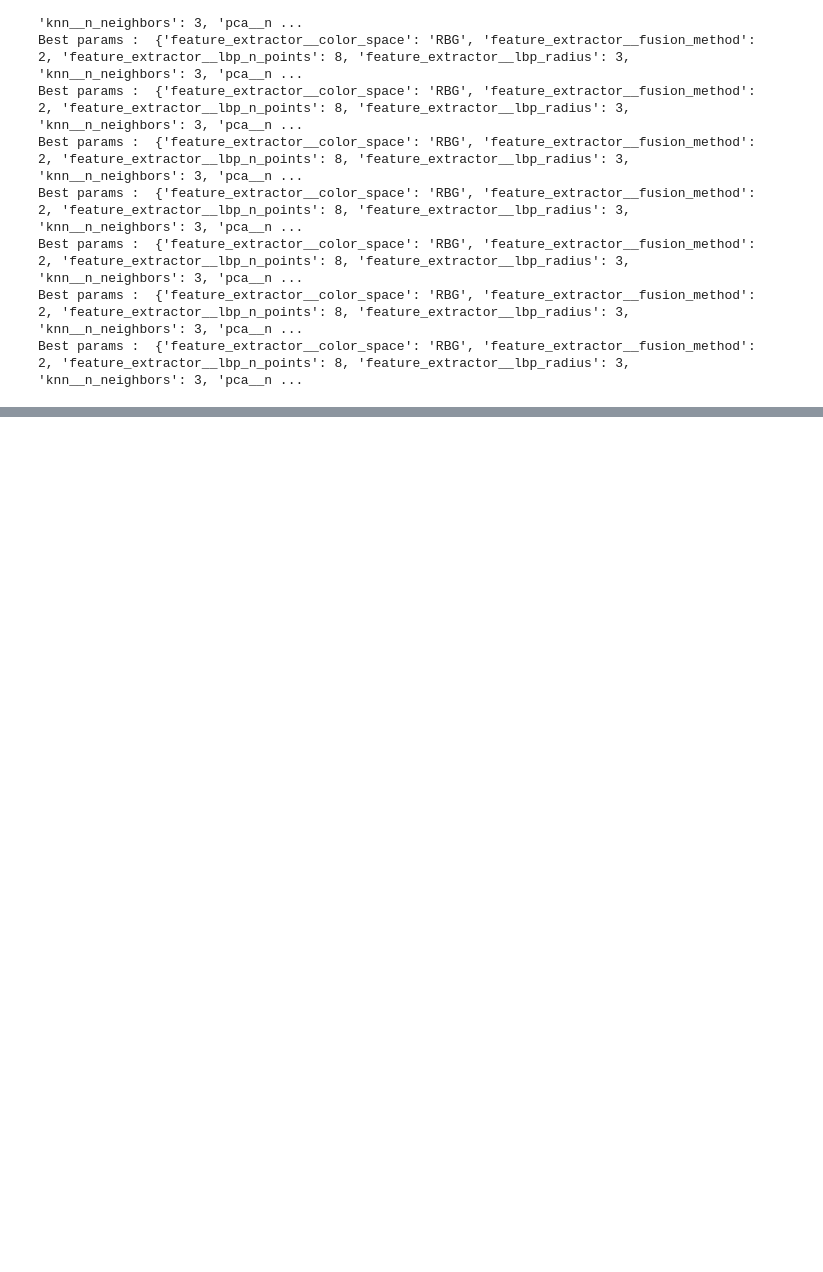
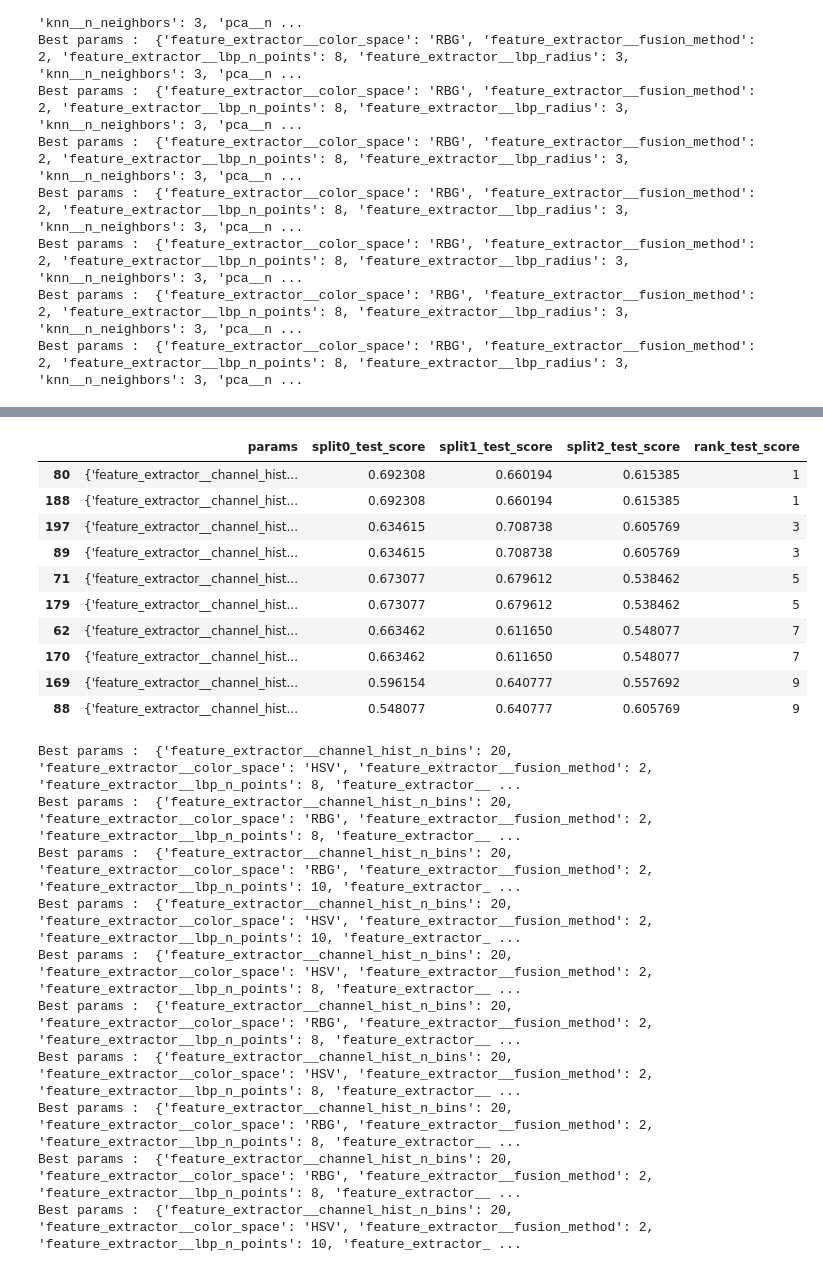
Before and after one commit to david-olivier-cs/DJI-tree-detection, a Jupyter notebook: notebooks/Grid search results.ipynb, the cells around one changed output, grey strips where cells are left out. Cells and saved outputs as stored; diff of their text form; code cells hidden in the pictures; blank space fills up the shorter version.

```diff
--- a/notebooks/Grid search results.ipynb
+++ b/notebooks/Grid search results.ipynb
@@ -108,10 +110,12 @@ Best params :  {'feature_extractor__color_space': 'RBG', 'feature_extractor__fus
 Best params :  {'feature_extractor__color_space': 'RBG', 'feature_extractor__fusion_method': 2, 'feature_extractor__lbp_n_points': 8, 'feature_extractor__lbp_radius': 3, 'knn__n_neighbors': 3, 'pca__n ...
 Best params :  {'feature_extractor__color_space': 'RBG', 'feature_extractor__fusion_method': 2, 'feature_extractor__lbp_n_points': 8, 'feature_extractor__lbp_radius': 3, 'knn__n_neighbors': 3, 'pca__n ...
 # %%
+''' Initial SVM grid search '''
+
 import pandas as pd
 import pickle
 
-result_file_template = "search_results_{}.pickle"
+result_file_template = "initial_grid/search_results_{}.pickle"
 
 image_sizes = [15, 20, 25, 30]
 for image_size in image_sizes:
@@ -126,7 +130,7 @@ for image_size in image_sizes:
         display(result_frame)
 
     for i in range(10):
-        print("Best params : ", result_frame.iloc[0]["params"])
+        print("Best params : ", result_frame.iloc[i]["params"])
 # %% [output]
 Results for input images size : (15 X 15)
 |  | params | split0_test_score | split1_test_score | split2_test_score | rank_test_score |
@@ -218,0 +223,39 @@ Best params :  {'feature_extractor__color_space': 'RBG', 'feature_extractor__fus
+# %%
+''' LBP texture descriptor grid search '''
+
+import pandas as pd
+import pickle
+
+target_file = "texture_grid/search_results_20.pickle"
+
+with open(target_file, 'rb') as f_handle:
+    data_dict = pickle.load(f_handle)
+    result_frame = pd.DataFrame.from_dict(data_dict)
+    result_frame = result_frame[['params','split0_test_score', 'split1_test_score', 'split2_test_score', 'rank_test_score']]
+    result_frame = result_frame.sort_values(by=['rank_test_score'])[ : 10]
+    display(result_frame)
+
+for i in range(10):
+    print("Best params : ", result_frame.iloc[i]["params"])
+# %% [output]
+|  | params | split0_test_score | split1_test_score | split2_test_score | rank_test_score |
+| 80 | {'feature_extractor__channel_hist... | 0.692308 | 0.660194 | 0.615385 | 1 |
+| 188 | {'feature_extractor__channel_hist... | 0.692308 | 0.660194 | 0.615385 | 1 |
+| 197 | {'feature_extractor__channel_hist... | 0.634615 | 0.708738 | 0.605769 | 3 |
+| 89 | {'feature_extractor__channel_hist... | 0.634615 | 0.708738 | 0.605769 | 3 |
+| 71 | {'feature_extractor__channel_hist... | 0.673077 | 0.679612 | 0.538462 | 5 |
+| 179 | {'feature_extractor__channel_hist... | 0.673077 | 0.679612 | 0.538462 | 5 |
+| 62 | {'feature_extractor__channel_hist... | 0.663462 | 0.611650 | 0.548077 | 7 |
+| 170 | {'feature_extractor__channel_hist... | 0.663462 | 0.611650 | 0.548077 | 7 |
+| 169 | {'feature_extractor__channel_hist... | 0.596154 | 0.640777 | 0.557692 | 9 |
+| 88 | {'feature_extractor__channel_hist... | 0.548077 | 0.640777 | 0.605769 | 9 |
+Best params :  {'feature_extractor__channel_hist_n_bins': 20, 'feature_extractor__color_space': 'HSV', 'feature_extractor__fusion_method': 2, 'feature_extractor__lbp_n_points': 8, 'feature_extractor__ ...
+Best params :  {'feature_extractor__channel_hist_n_bins': 20, 'feature_extractor__color_space': 'RBG', 'feature_extractor__fusion_method': 2, 'feature_extractor__lbp_n_points': 8, 'feature_extractor__ ...
+Best params :  {'feature_extractor__channel_hist_n_bins': 20, 'feature_extractor__color_space': 'RBG', 'feature_extractor__fusion_method': 2, 'feature_extractor__lbp_n_points': 10, 'feature_extractor_ ...
+Best params :  {'feature_extractor__channel_hist_n_bins': 20, 'feature_extractor__color_space': 'HSV', 'feature_extractor__fusion_method': 2, 'feature_extractor__lbp_n_points': 10, 'feature_extractor_ ...
+Best params :  {'feature_extractor__channel_hist_n_bins': 20, 'feature_extractor__color_space': 'HSV', 'feature_extractor__fusion_method': 2, 'feature_extractor__lbp_n_points': 8, 'feature_extractor__ ...
+Best params :  {'feature_extractor__channel_hist_n_bins': 20, 'feature_extractor__color_space': 'RBG', 'feature_extractor__fusion_method': 2, 'feature_extractor__lbp_n_points': 8, 'feature_extractor__ ...
+Best params :  {'feature_extractor__channel_hist_n_bins': 20, 'feature_extractor__color_space': 'HSV', 'feature_extractor__fusion_method': 2, 'feature_extractor__lbp_n_points': 8, 'feature_extractor__ ...
+Best params :  {'feature_extractor__channel_hist_n_bins': 20, 'feature_extractor__color_space': 'RBG', 'feature_extractor__fusion_method': 2, 'feature_extractor__lbp_n_points': 8, 'feature_extractor__ ...
+Best params :  {'feature_extractor__channel_hist_n_bins': 20, 'feature_extractor__color_space': 'RBG', 'feature_extractor__fusion_method': 2, 'feature_extractor__lbp_n_points': 8, 'feature_extractor__ ...
+Best params :  {'feature_extractor__channel_hist_n_bins': 20, 'feature_extractor__color_space': 'HSV', 'feature_extractor__fusion_method': 2, 'feature_extractor__lbp_n_points': 10, 'feature_extractor_ ...
```
Also changed, not shown: parts of 2 cells of this notebook, 9 other files.
